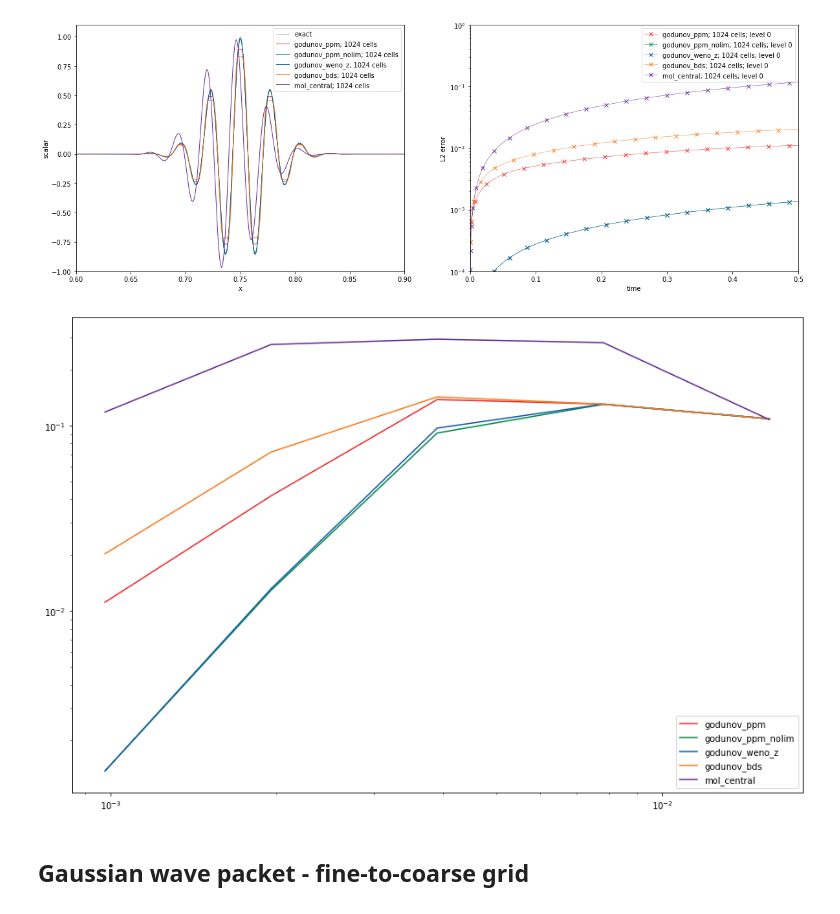
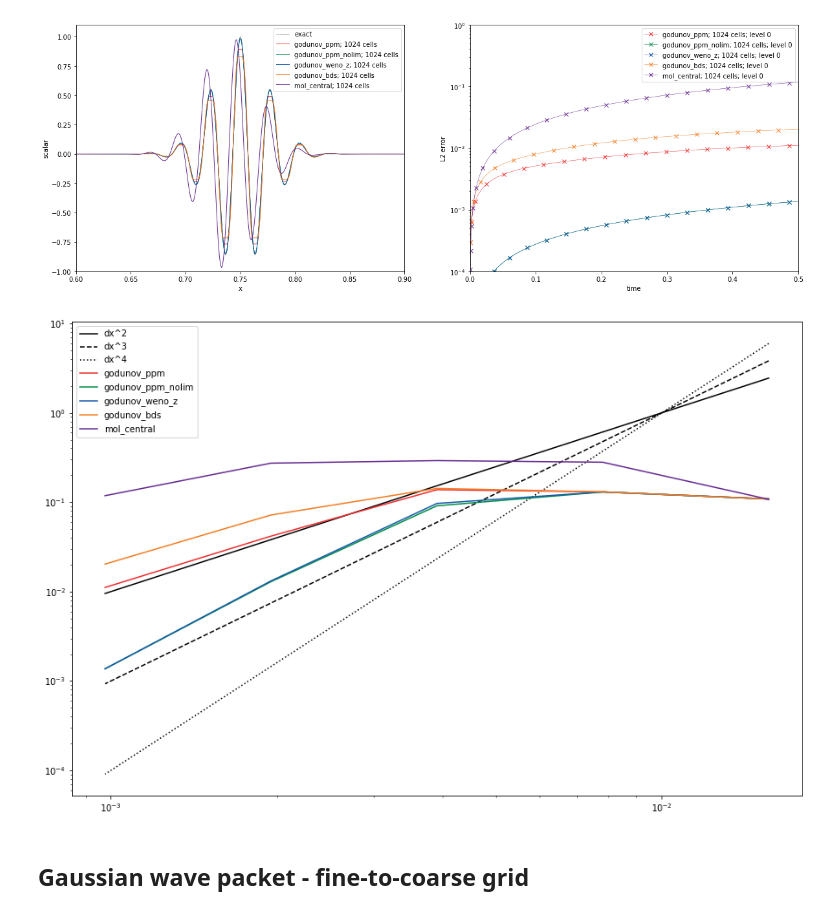
Before and after one commit to diederikb/nrel_jupyter_notebooks, a Jupyter notebook: postprocess_scalar_advection_1D.ipynb, the cells around one changed output. Drawn from its saved outputs; the diff is of its cells as text; code cells hidden in the pictures.

Commit message:
added 2d figures and updated 1D ones

```diff
--- a/postprocess_scalar_advection_1D.ipynb
+++ b/postprocess_scalar_advection_1D.ipynb
@@ -17,6 +17,7 @@ import pandas as pd
 import math
 from matplotlib.backends.backend_pdf import PdfPages
 mpl.rcParams['figure.dpi'] = 100
+mpl.rcParams['font.size'] = 13
 # %% [output]
 Deprecated since v4.0.0. This feature will be removed in v4.1.0
   from yt.config import ytcfg
@@ -74,8 +75,8 @@ root_dir = '/scratch/dbeckers/scalar_advection'
 # %%
 gaussianpulse = GaussianPulse("gaussianpulse_CFL_0.45",1.0,0.25,1.0,0.01,0)
 case_dir = gaussianpulse.name+"/uniform"
-methods = ['godunov_ppm','godunov_ppm_nolim','godunov_weno_z','godunov_bds','mol_central']
-grid_sizes = [256]
+methods = ['godunov_ppm','godunov_ppm_nolim','godunov_weno_z','godunov_bds']
+grid_sizes = [128]
 maxlevel = 0
 withglobal = False
 plt_count_list = postprocessing.batch_plt_count(root_dir,case_dir,methods,grid_sizes)
@@ -138,16 +145,20 @@ fig.savefig(f'{gaussianwavepacket.name}_uniform.png',dpi=300)
 [figure]
 # %%
 grid_sizes = [64,128,256,512,1024]
+dx_list = [1.0/grid_size for grid_size in grid_sizes]
 error_list = postprocessing.batch_load_error('error.log',root_dir,case_dir,methods,grid_sizes,withglobal=False)
 fig_convergence,ax_convergence = plt.subplots(figsize=[15,10])
+ax_convergence.plot(dx_list,[1e4*dx**2 for dx in dx_list],label='dx^2',linestyle='solid',color='black')
+ax_convergence.plot(dx_list,[1e6*dx**3 for dx in dx_list],label='dx^3',linestyle='dashed',color='black')
+ax_convergence.plot(dx_list,[1e8*dx**4 for dx in dx_list],label='dx^4',linestyle='dotted',color='black')
 for i_method in range(len(methods)):
     ax_convergence.plot([1/grid_size for grid_size in grid_sizes],[df_error_grid['error_var_0_level_0'].values[-1] for df_error_grid in error_list[i_method]],label=methods[i_method],color=postprocessing.color_list[i_method])
 ax_convergence.set_xscale('log')
 ax_convergence.set_yscale('log')
 ax_convergence.legend()
 fig_convergence.savefig(f'{gaussianwavepacket.name}_uniform_convergence.png',dpi=300)
 # %% [output]
-[figure, old version]
+[figure, new version]
 # %% [markdown]
 ## Gaussian wave packet - fine-to-coarse grid
 # %%
```
Also changed, not shown: parts of 12 cells of this notebook, 14 other files.
